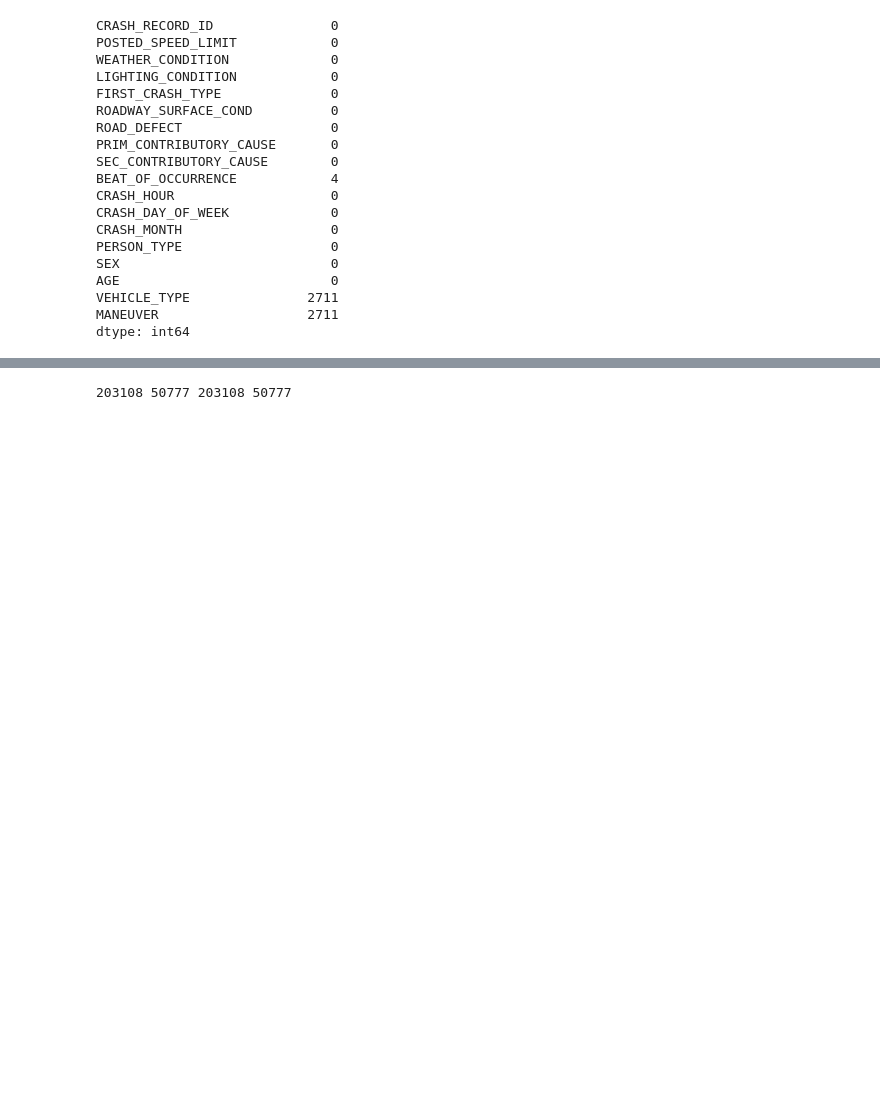
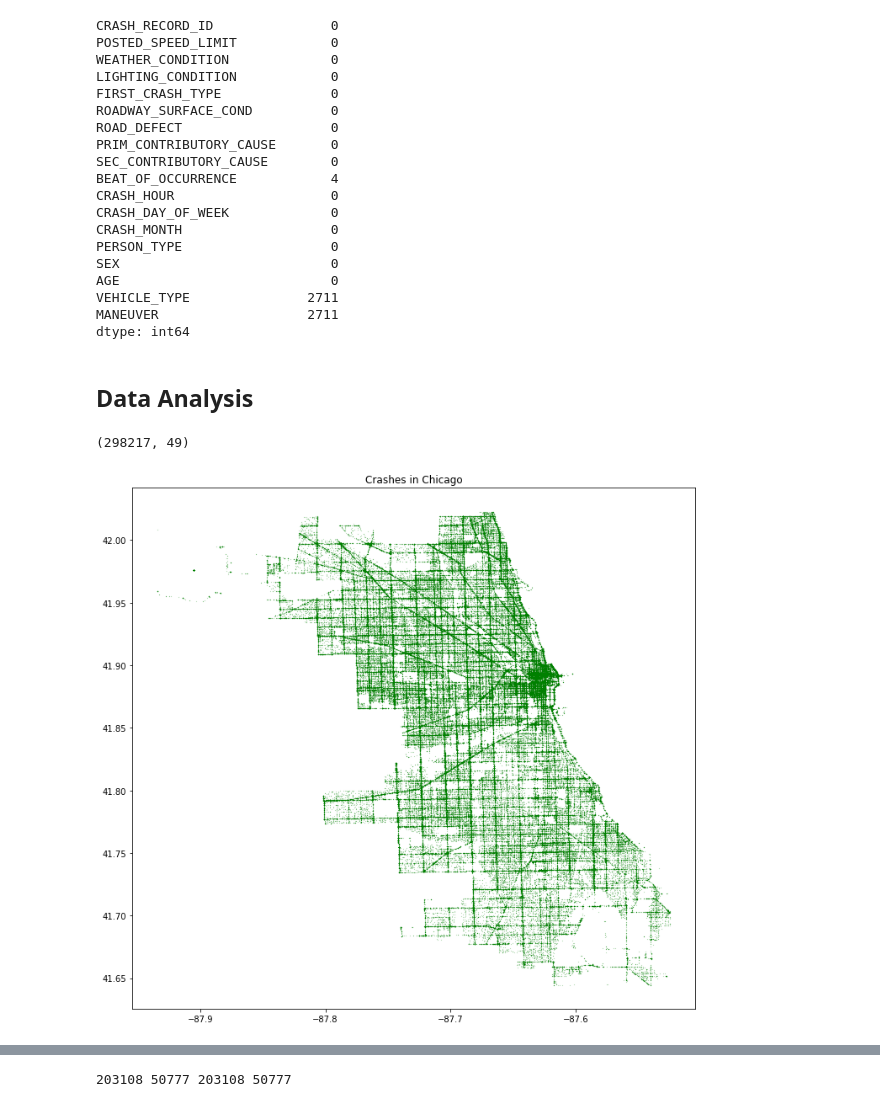
Before and after one commit to ndelgado98/mod3-project-london-dsc, a Jupyter notebook: branch_V.ipynb, the cells around one changed output, grey strips where cells are left out. Cells and saved outputs as stored; diff of their text form; code cells hidden in the pictures; blank space fills up the shorter version.

```diff
--- a/branch_V.ipynb
+++ b/branch_V.ipynb
@@ -99,0 +94,36 @@ df.reset_index(inplace=True)
+# %% [markdown]
+## Data Analysis
+# %%
+# Geographic distribution of the crashes
+from sodapy import Socrata
+from shapely.geometry import shape
+
+end_point = 'data.cityofchicago.org'
+app_token = 'IaMIsAtmEfVIRb6i2lfqYvVmz'
+max_rows = 300000
+
+client = Socrata(end_point, app_token)
+chi_map = client.get("85ca-t3if", limit=max_rows)
+chi_map = pd.DataFrame(chi_map)
+# %%
+# Converting Latitude and Longitude as float
+chi_map['latitude'] = chi_map['latitude'].astype(float)
+chi_map['longitude'] = chi_map['longitude'].astype(float)
+chi_map = chi_map[np.abs(chi_map['latitude'] - chi_map['latitude'].mean()) <= (10 * chi_map['latitude'].std())]
+chi_map = chi_map[np.abs(chi_map['longitude'] - chi_map['longitude'].mean()) <= (10 * chi_map['longitude'].std())]
+# %%
+import geopandas as gpd
+chi_map['location'] = chi_map['location'].apply(shape)
+crs = {'init': 'epsg:4326'}
+chi_map = gpd.GeoDataFrame(chi_map, geometry='location', crs=crs)
+
+chi_map.shape
+# %% [output]
+(298217, 49)
+# %%
+chi_map.plot(markersize=0.01, color='green', figsize=(12,12))
+plt.axis('on')
+plt.title('Crashes Geographically Distributed - Chicago')
+plt.show()
+# %% [output]
+[figure, added]
```
Also changed, not shown: parts of 47 cells of this notebook.
